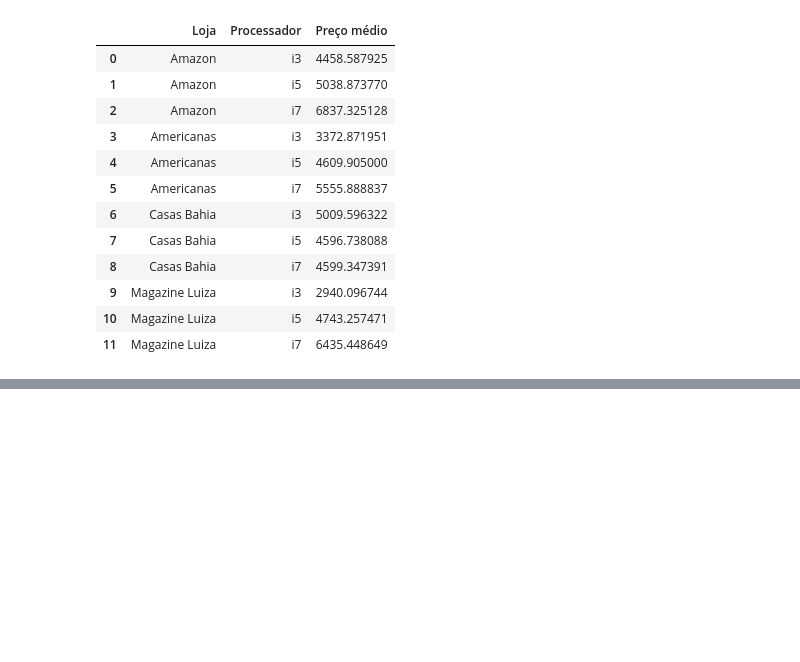
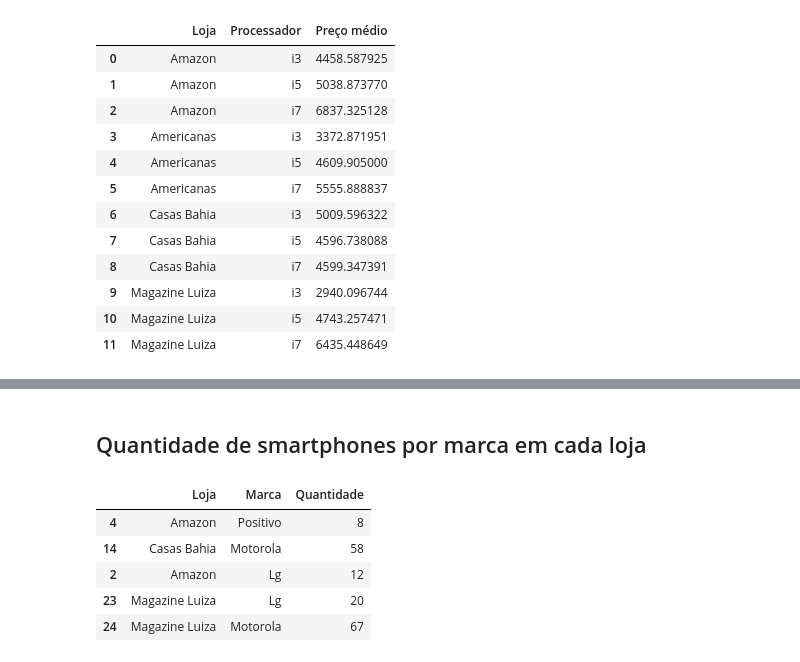
Before and after one commit to vitordutra/desafio-3-trilhas-webscraping, a Jupyter notebook: analise_por_produtos.ipynb, the cells around one changed output, grey strips where cells are left out. Cells and saved outputs as stored; diff of their text form; code cells hidden in the pictures; blank space fills up the shorter version.

```diff
--- a/analise_por_produtos.ipynb
+++ b/analise_por_produtos.ipynb
@@ -206,0 +198,14 @@ fig.show()
+# %% [markdown]
+## Quantidade de smartphones por marca em cada loja
+# %%
+groupby_loja_marca_phn = dados_gerais_phone[['Loja','Marca','Descrição']].groupby(['Loja','Marca']).count()
+groupby_loja_marca_phn.reset_index(inplace=True)
+groupby_loja_marca_phn.rename(columns={'Descrição':'Quantidade'}, inplace=True)
+groupby_loja_marca_phn.sample(5)
+# %% [output]
+|  | Loja | Marca | Quantidade |
+| 4 | Amazon | Positivo | 8 |
+| 14 | Casas Bahia | Motorola | 58 |
+| 2 | Amazon | Lg | 12 |
+| 23 | Magazine Luiza | Lg | 20 |
+| 24 | Magazine Luiza | Motorola | 67 |
```
Also changed, not shown: parts of 15 cells of this notebook.
